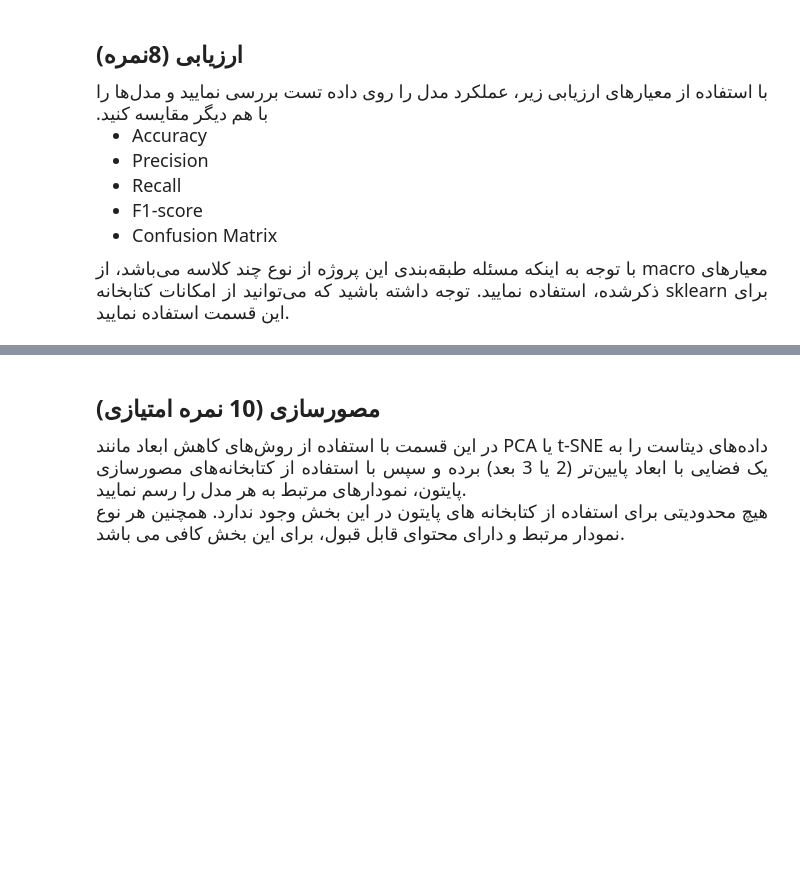
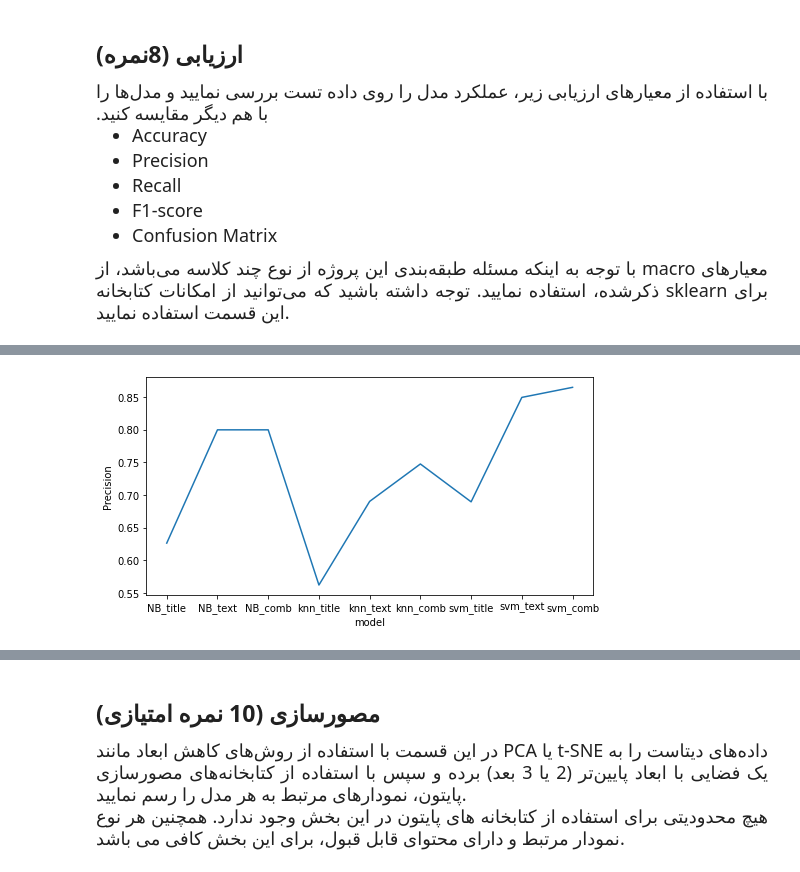
Before and after one commit to parhampch/Modern-Information-Retrieval_Project, a Jupyter notebook: phase3/Phase3.ipynb, the cells around one changed output, grey strips where cells are left out. Saved outputs shown, nothing was run; the diff lists cells and outputs as text; code cells hidden in the pictures; blank space fills up the shorter version.

```diff
--- a/phase3/Phase3.ipynb
+++ b/phase3/Phase3.ipynb
@@ -482,0 +540,10 @@ Combination Validation Accuracy: 89.02%
+# %%
+pres = [pres_NB_title, pres_NB_text, pres_NB_comb, pres_knn_title, pres_knn_text, pres_knn_comb, pres_svm_title, pres_svm_text, pres_svm_comb]
+labels = ['NB_title', 'NB_text', 'NB_comb', 'knn_title', 'knn_text', 'knn_comb', 'svm_title', 'svm_text', 'svm_comb']
+plt.figure(figsize=(8, 4));
+plt.plot(labels, pres);
+plt.xlabel('model');
+plt.ylabel('Precision');
+plt.show();
+# %% [output]
+[figure, added]
```
Also changed, not shown: parts of 15 cells of this notebook.
